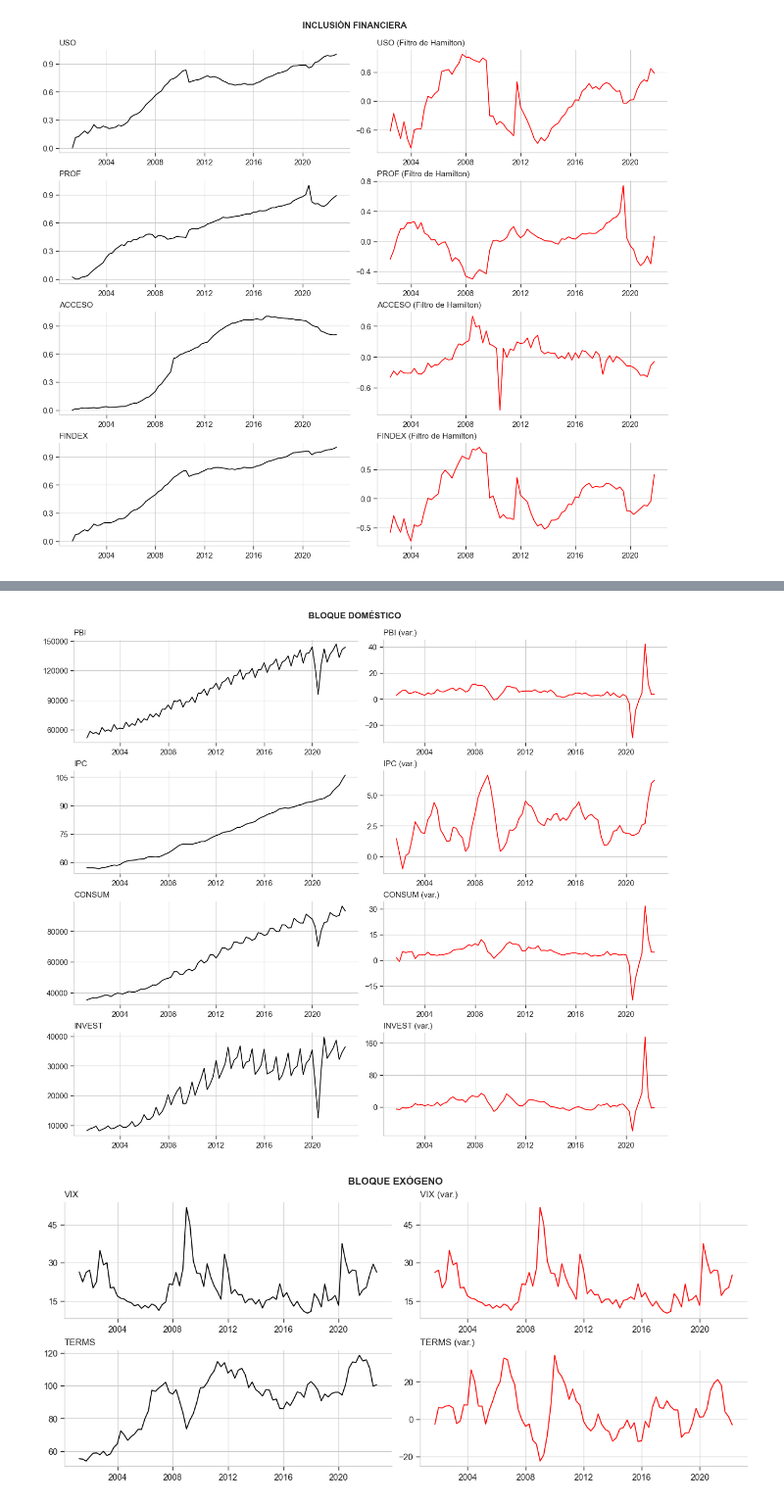
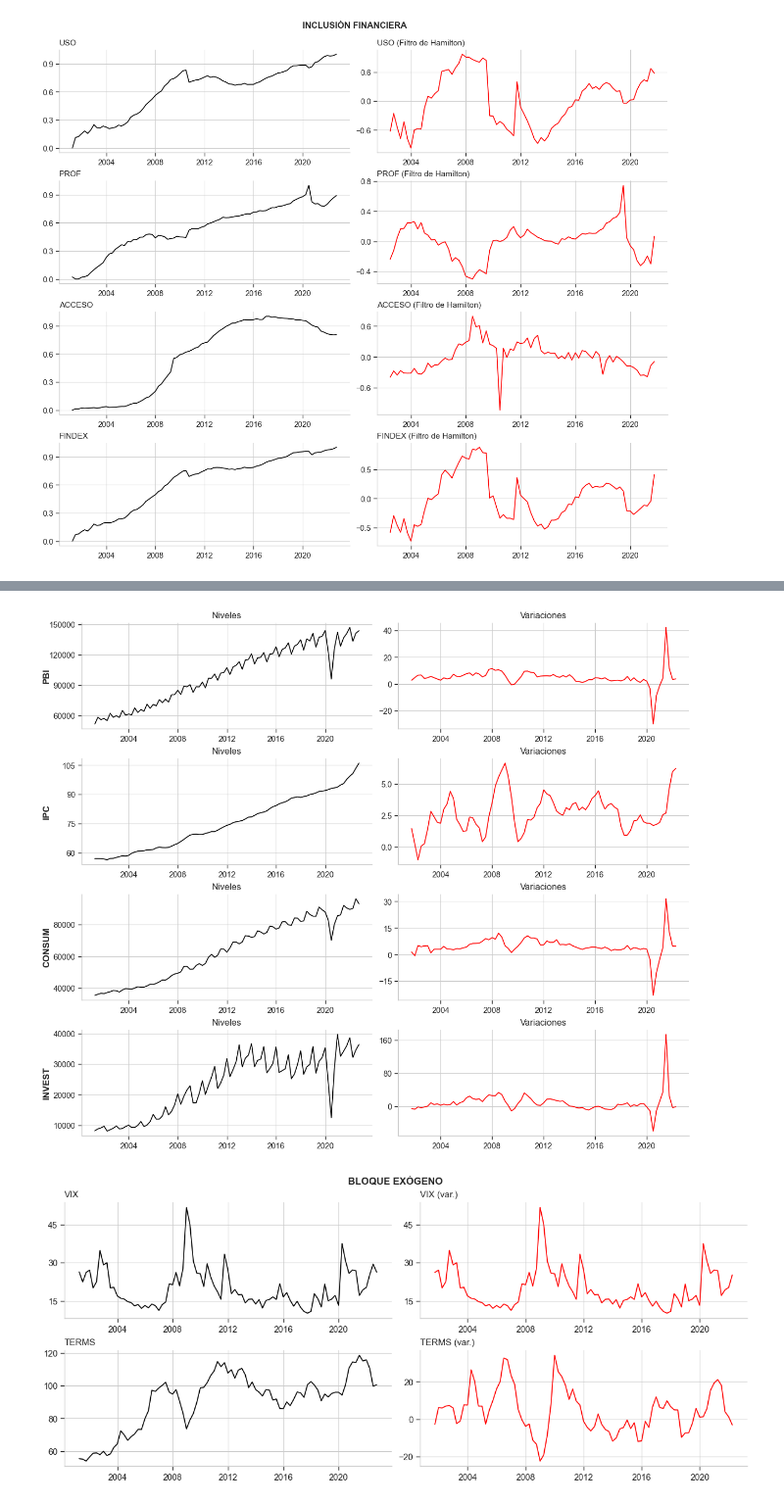
Before and after one commit to GabrielDelCarpio/Tesis-paper, a Jupyter notebook: Data y gráficos/PCA/PCA_python 2.ipynb, the cells around one changed output, grey strips where cells are left out. Shown at 98% size. Cells and saved outputs as stored; diff of their text form; code cells hidden in the pictures.

```diff
--- a/Data y gráficos/PCA/PCA_python 2.ipynb
+++ b/Data y gráficos/PCA/PCA_python 2.ipynb
@@ -530,43 +569,45 @@ plt.show()
 # %%
 # Estilo sobrio tipo paper
 plt.style.use('seaborn-v0_8-whitegrid')
 sns.set_context("paper", font_scale=1.2)
 
 # Definir bloques y variables
 bloques = {
     "Bloque doméstico": ["PBI", "IPC", "CONSUM", "INVEST"],
 }
 
 # Graficar cada bloque
 for nombre_bloque, variables in bloques.items():
     n = len(variables)
     fig, axes = plt.subplots(nrows=n, ncols=2, figsize=(12, 2.5 * n), constrained_layout=True)
 
     if n == 1:
         axes = [axes]  # Para mantener compatibilidad cuando n=1
 
     for i, var in enumerate(variables):
-        # Nivel
+        # === Columna 1: Niveles ===
         axes[i][0].plot(niveles.index, niveles[var], color='black', linewidth=1.2)
-        axes[i][0].set_title(f"{var}", loc='left', fontsize=11)
+        axes[i][0].set_title("Niveles", loc='center', fontsize=12)
         axes[i][0].tick_params(axis='x', labelrotation=0)
         axes[i][0].spines[['top', 'right']].set_visible(False)
+        axes[i][0].yaxis.set_major_locator(ticker.MaxNLocator(nbins=4))
 
-        # Variación
+        # Subtítulo dentro del gráfico (nombre de la variable en el eje Y)
+        axes[i][0].text(-0.12, 0.5, var, transform=axes[i][0].transAxes,
+                        rotation=90, va='center', ha='center', fontsize=12, fontweight='bold')
+
+        # === Columna 2: Variaciones ===
         axes[i][1].plot(variaciones.index, variaciones[var], color='red', linewidth=1.2)
-        axes[i][1].set_title(f"{var} (var.)", loc='left', fontsize=11)
+        axes[i][1].set_title("Variaciones", loc='center', fontsize=12)
         axes[i][1].tick_params(axis='x', labelrotation=0)
         axes[i][1].spines[['top', 'right']].set_visible(False)
-
-        # Mejorar legibilidad en eje y
-        for ax in axes[i]:
-            ax.yaxis.set_major_locator(ticker.MaxNLocator(nbins=4))
+        axes[i][1].yaxis.set_major_locator(ticker.MaxNLocator(nbins=4))
 
     # Título del bloque
-    fig.suptitle(nombre_bloque.upper(), fontsize=12, fontweight='bold', y=1.03)
+    # fig.suptitle(nombre_bloque.upper(), fontsize=12, fontweight='bold', y=1.03)
     plt.show()
 # %% [output]
-[figure, old version]
+[figure, new version]
 # %%
 # Estilo sobrio tipo paper
 plt.style.use('seaborn-v0_8-whitegrid')
```
Also changed, not shown: parts of 5 cells of this notebook, 4 other files.
